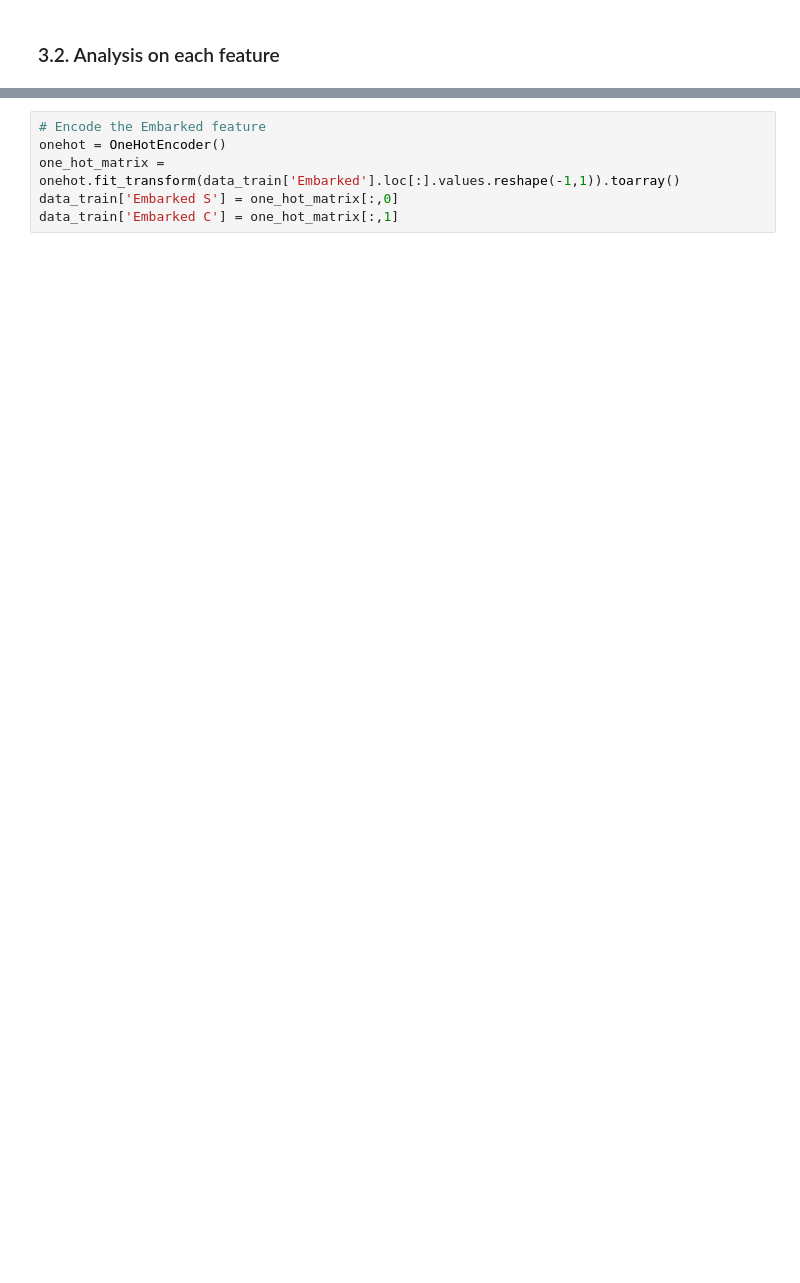
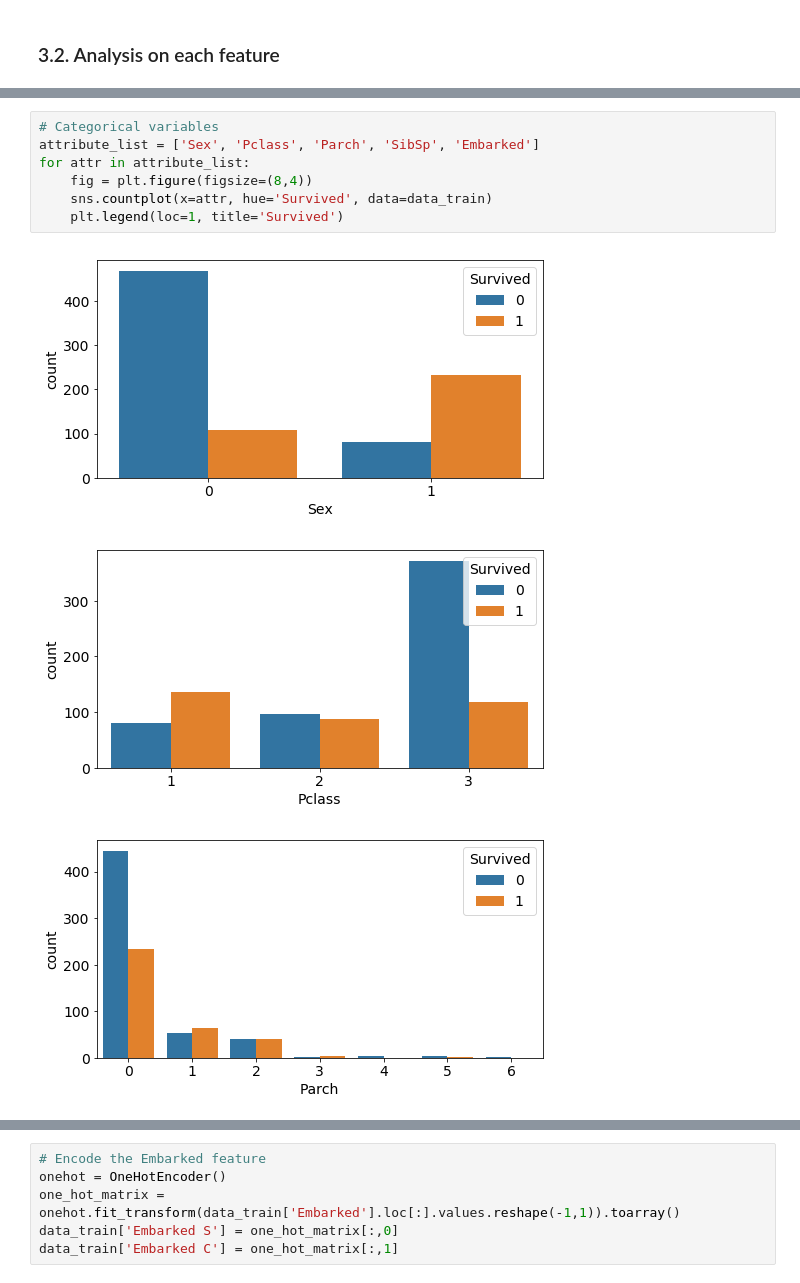
Before and after one commit to dmnguyen92/Titanic-disaster-prediction, a Jupyter notebook: Titanic.ipynb, the cells around one changed output, grey strips where cells are left out. Cells and saved outputs as stored; diff of their text form; blank space fills up the shorter version.

```diff
--- a/Titanic.ipynb
+++ b/Titanic.ipynb
@@ -310,0 +314,11 @@ Passengers in more luxurious class has better chance of survival. We keep this f
+# %%
+# Categorical variables
+attribute_list = ['Sex', 'Pclass', 'Parch', 'SibSp', 'Embarked']
+for attr in attribute_list:
+    fig = plt.figure(figsize=(8,4))
+    sns.countplot(x=attr, hue='Survived', data=data_train)
+    plt.legend(loc=1, title='Survived')
+# %% [output]
+[figure, added]
+[figure, added]
+[figure, added]
```
Also changed, not shown: parts of 57 cells of this notebook.
